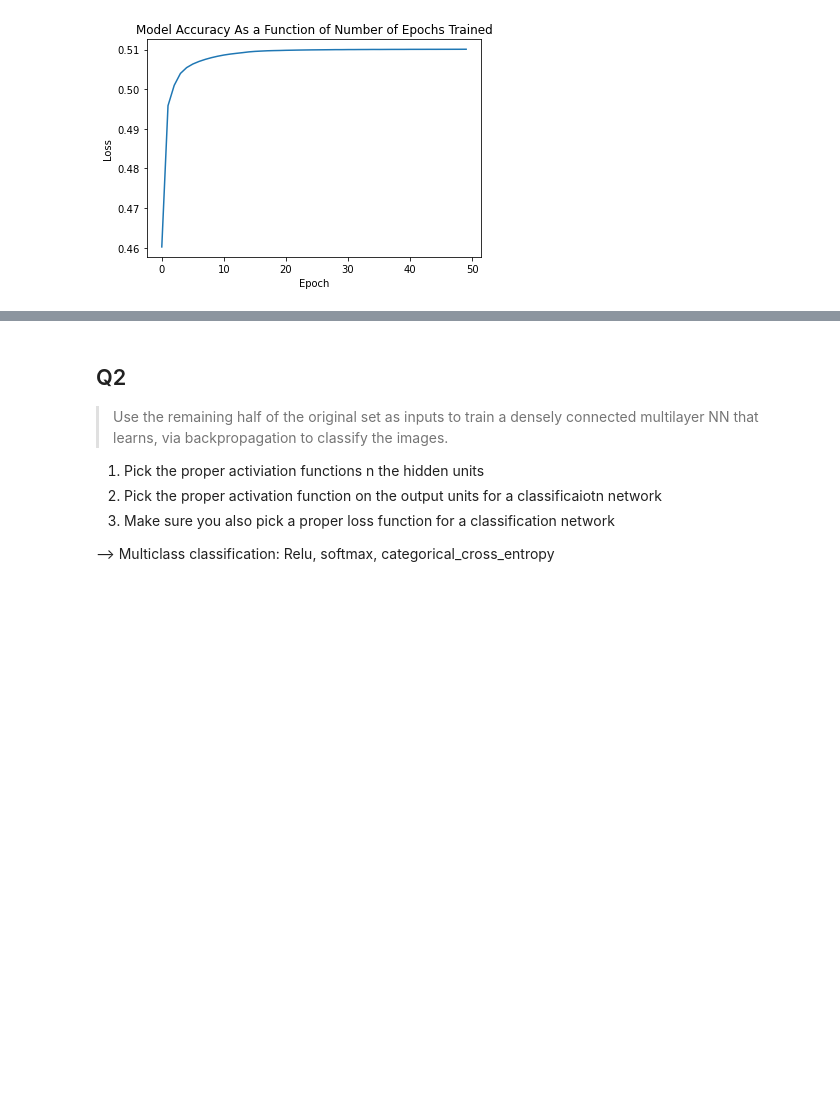
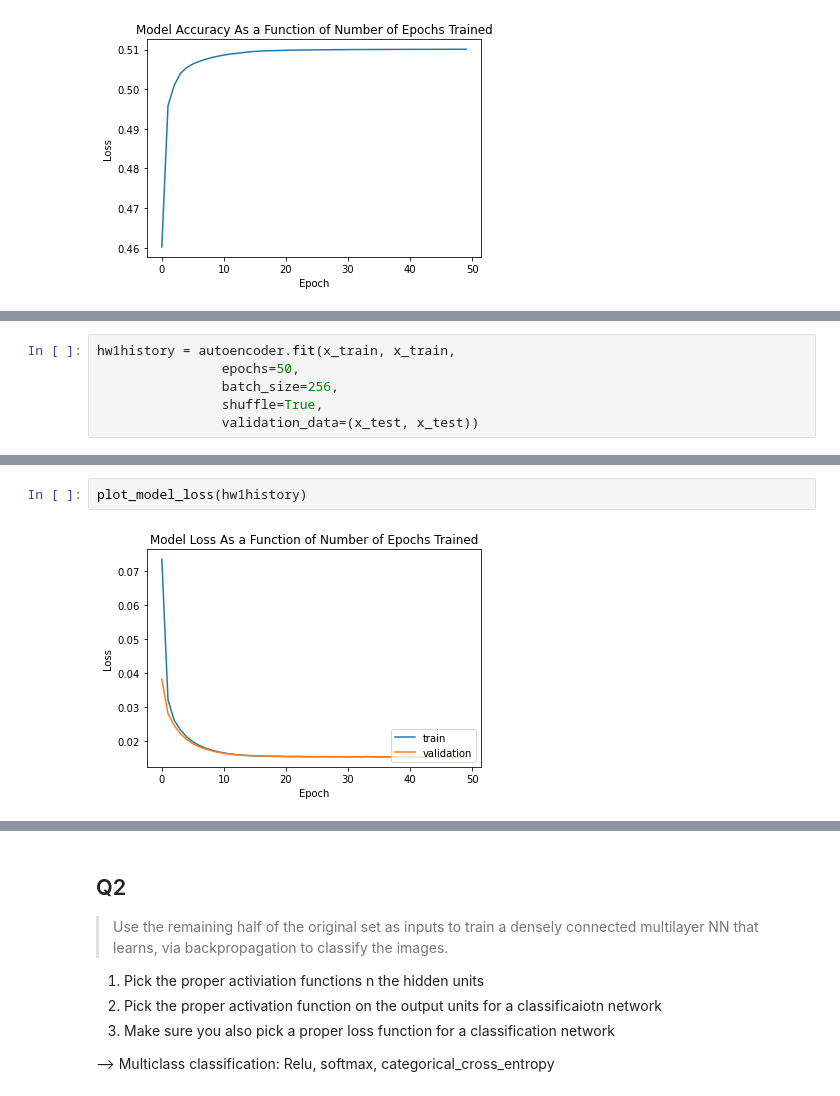
Before and after one commit to kdmalc/CompNeuro, a Jupyter notebook: 07/Homework7.ipynb, the cells around one changed output, grey strips where cells are left out. Cells and saved outputs as stored; diff of their text form; blank space fills up the shorter version.

```diff
--- a/07/Homework7.ipynb
+++ b/07/Homework7.ipynb
@@ -323,0 +232,6 @@ ValueError: A target array with shape (30000, 1) was passed for an output of sha
+# %%
+hw1history = autoencoder.fit(x_train, x_train,
+                epochs=50,
+                batch_size=256,
+                shuffle=True,
+                validation_data=(x_test, x_test))
@@ -323,0 +256,4 @@ ValueError: A target array with shape (30000, 1) was passed for an output of sha
+# %%
+plot_model_loss(hw1history)
+# %% [output]
+[figure, added]
```
Also changed, not shown: parts of 27 cells of this notebook.
